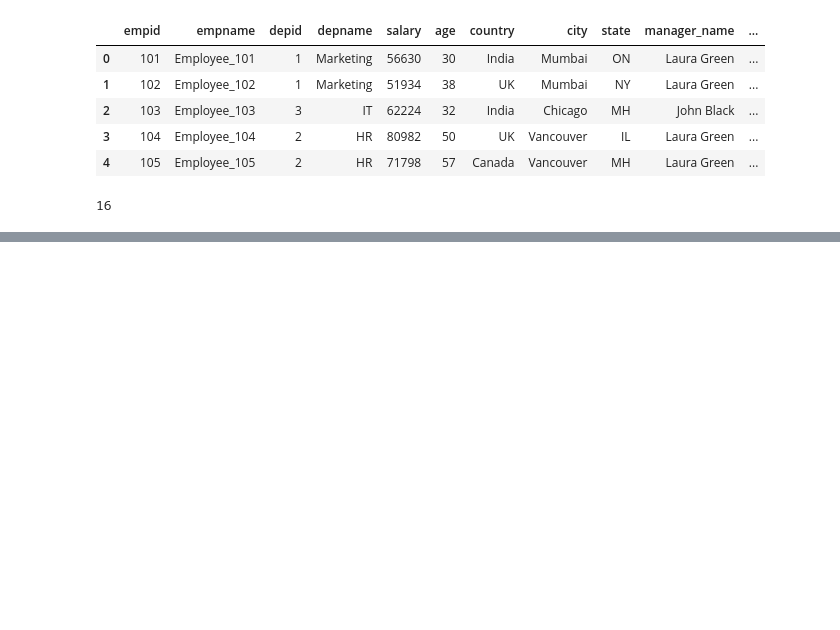
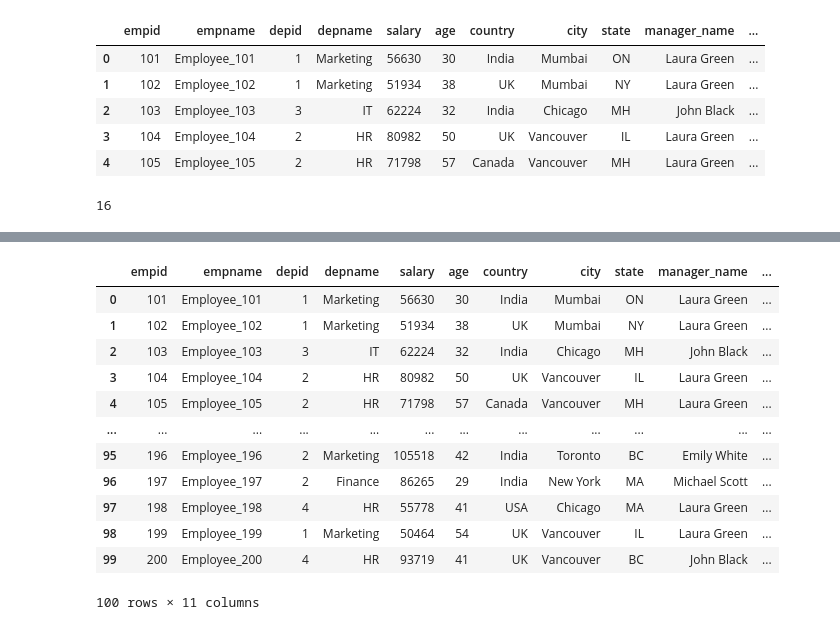
Before and after one commit to monishvarghesejoshy/emanzon, a Jupyter notebook: try.ipynb, the cells around one changed output, grey strips where cells are left out. Drawn from its saved outputs; the diff is of its cells as text; code cells hidden in the pictures; blank space fills up the shorter version.

```diff
--- a/try.ipynb
+++ b/try.ipynb
@@ -486,0 +500,16 @@ df_USA.shape[0]
+# %%
+df1
+# %% [output]
+|  | empid | empname | depid | depname | salary | age | country | city | state | manager_name | ... |
+| 0 | 101 | Employee_101 | 1 | Marketing | 56630 | 30 | India | Mumbai | ON | Laura Green | ... |
+| 1 | 102 | Employee_102 | 1 | Marketing | 51934 | 38 | UK | Mumbai | NY | Laura Green | ... |
+| 2 | 103 | Employee_103 | 3 | IT | 62224 | 32 | India | Chicago | MH | John Black | ... |
+| 3 | 104 | Employee_104 | 2 | HR | 80982 | 50 | UK | Vancouver | IL | Laura Green | ... |
+| 4 | 105 | Employee_105 | 2 | HR | 71798 | 57 | Canada | Vancouver | MH | Laura Green | ... |
+| ... | ... | ... | ... | ... | ... | ... | ... | ... | ... | ... | ... |
+| 95 | 196 | Employee_196 | 2 | Marketing | 105518 | 42 | India | Toronto | BC | Emily White | ... |
+| 96 | 197 | Employee_197 | 2 | Finance | 86265 | 29 | India | New York | MA | Michael Scott | ... |
+| 97 | 198 | Employee_198 | 4 | HR | 55778 | 41 | USA | Chicago | MA | Laura Green | ... |
+| 98 | 199 | Employee_199 | 1 | Marketing | 50464 | 54 | UK | Vancouver | IL | Laura Green | ... |
+| 99 | 200 | Employee_200 | 4 | HR | 93719 | 41 | UK | Vancouver | BC | John Black | ... |
+100 rows × 11 columns
```
Also changed, not shown: parts of 28 cells of this notebook.
